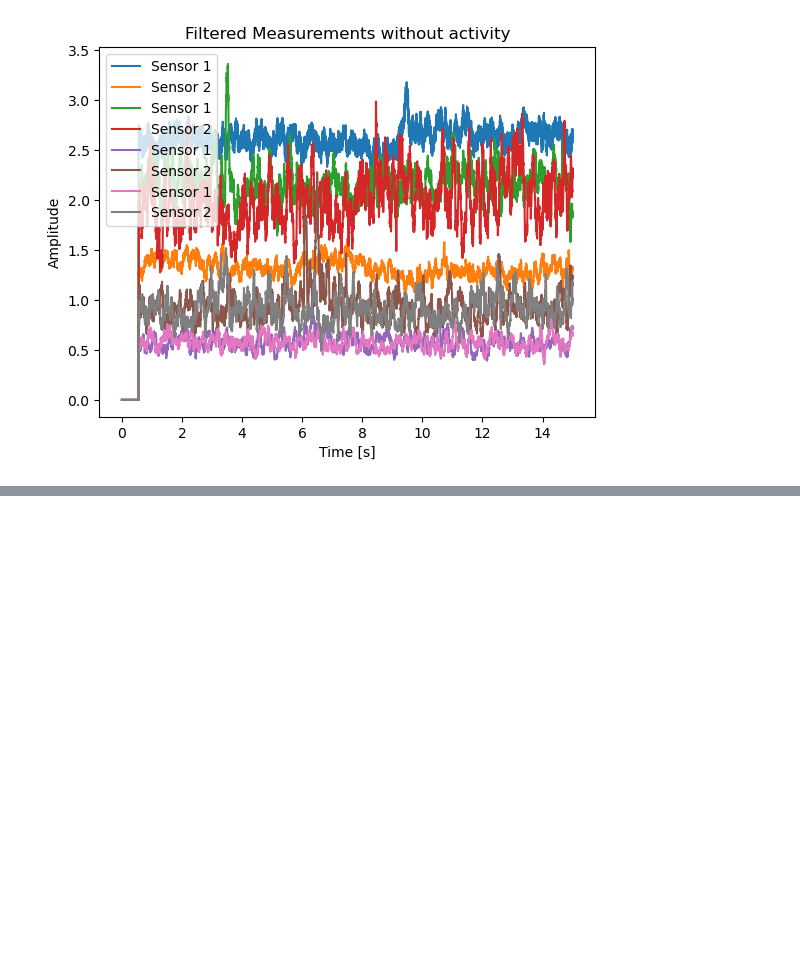
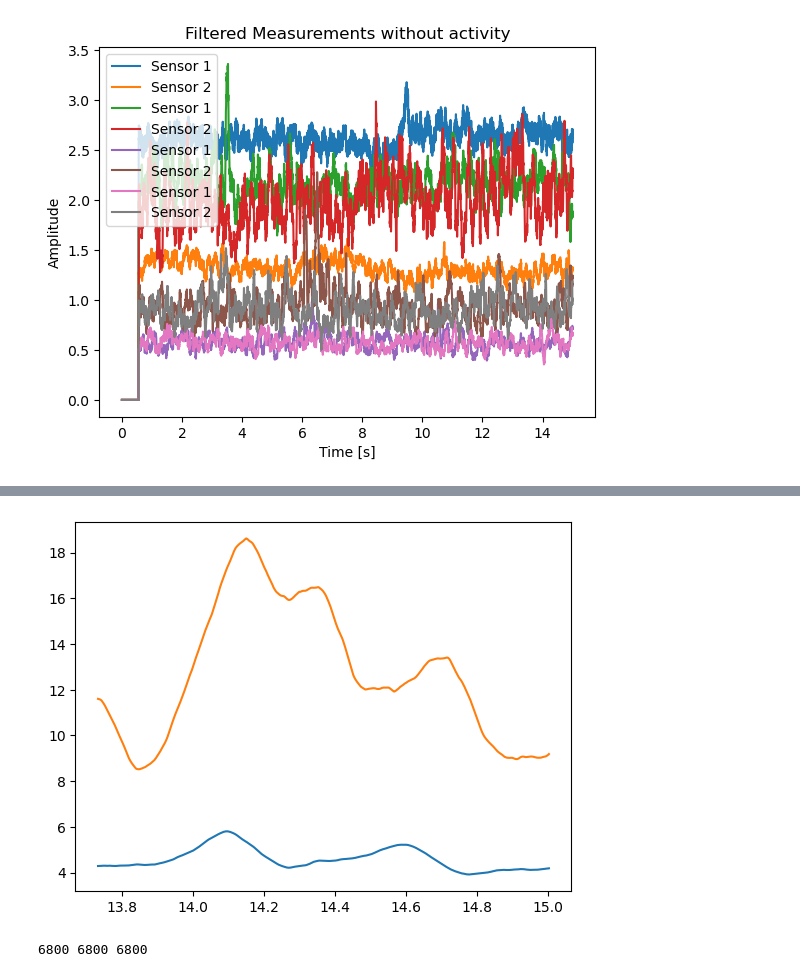
Before and after one commit to carl0801/ElbowExo, a Jupyter notebook: Shimmer3/FilterAndDisplay.ipynb, the cells around one changed output, grey strips where cells are left out. Drawn from its saved outputs; the diff is of its cells as text; code cells hidden in the pictures; blank space fills up the shorter version.

```diff
--- a/Shimmer3/FilterAndDisplay.ipynb
+++ b/Shimmer3/FilterAndDisplay.ipynb
@@ -147,0 +196,75 @@ plt.show()
+# %%
+for filename in os.listdir(folder_path):
+    if filename == "BevægelseVertikaltFlexEx.npz":
+        data = np.load(os.path.join(folder_path, filename))
+
+# Plot the sensors from data
+data = data['data']
+cutoff = 0
+timestamp = data[cutoff:, 0]
+sensor1 = filter.array_run(data[cutoff:, 1], test)
+sensor2 = filter.array_run(data[cutoff:, 2], test)
+up = data[cutoff:, 3]
+down = data[cutoff:, 4]
+
+# Plot the rolling variance of the sensor measurements for both sensors
+features_Flex = []
+features_Ex = []
+rolling_var_sensor1 = pd.Series(sensor1).rolling(window=window_size).var()
+rolling_var_sensor2 = pd.Series(sensor2).rolling(window=window_size).var()
+rolling_mean_sensor1 = pd.Series(sensor1).rolling(window=window_size).mean()
+rolling_mean_sensor2 = pd.Series(sensor2).rolling(window=window_size).mean()
+
+
+
+plt.plot(timestamp[9000:], rolling_mean_sensor1[9000:], label='Sensor 1 Rolling Variance')
+plt.plot(timestamp[9000:], rolling_mean_sensor2[9000:], label='Sensor 2 Rolling Variance')
+
+rolling_var_sensor1_Ex = rolling_var_sensor1[9000:]
+rolling_var_sensor2_Ex = rolling_var_sensor2[9000:]
+rolling_mean_sensor1_Ex = rolling_mean_sensor1[9000:]
+rolling_mean_sensor2_Ex = rolling_mean_sensor2[9000:]
+mean_var_sensor1_Ex = np.mean(rolling_var_sensor1_Ex)
+mean_var_sensor2_Ex = np.mean(rolling_var_sensor2_Ex)
+mean_mean_sensor1_Ex = np.mean(rolling_mean_sensor1_Ex)
+mean_mean_sensor2_Ex = np.mean(rolling_mean_sensor2_Ex)
+diff_var_Ex = mean_var_sensor1_Ex - mean_var_sensor2_Ex
+diff_mean_Ex = mean_mean_sensor1_Ex - mean_mean_sensor2_Ex
+features_Ex.append([mean_var_sensor1_Ex, mean_var_sensor2_Ex, mean_mean_sensor1_Ex, mean_mean_sensor2_Ex, diff_var_Ex, diff_mean_Ex])
+
+
+
+
+
+# Color the background based on the diff condition
+plt.show()
+rolling_var_sensor1 = rolling_var_sensor1[800:7600]
+rolling_var_sensor2 = rolling_var_sensor2[800:7600]
+rolling_mean_sensor1 = rolling_mean_sensor1[800:7600]
+rolling_mean_sensor2 = rolling_mean_sensor2[800:7600]
+
+timestamp = timestamp[800:7600]
+print(len(rolling_var_sensor1), len(rolling_var_sensor2), len(timestamp))
+
+
+
+mean_var_sensor1 = np.mean(rolling_var_sensor1)
+mean_var_sensor2 = np.mean(rolling_var_sensor2)
+mean_mean_sensor1 = np.mean(rolling_mean_sensor1)
+mean_mean_sensor2 = np.mean(rolling_mean_sensor2)
+diff_var = mean_var_sensor1 - mean_var_sensor2
+diff_mean = mean_mean_sensor1 - mean_mean_sensor2
+features_Flex.append([mean_var_sensor1, mean_var_sensor2, mean_mean_sensor1, mean_mean_sensor2, diff_var, diff_mean])
+
+# loop through the rolling var and mean and append the features for each 100 samples
+for i in range(0, len(rolling_var_sensor1), 100):
+    mean_var_sensor1 = np.mean(rolling_var_sensor1[i:i+100])
+    mean_var_sensor2 = np.mean(rolling_var_sensor2[i:i+100])
+    mean_mean_sensor1 = np.mean(rolling_mean_sensor1[i:i+100])
+    mean_mean_sensor2 = np.mean(rolling_mean_sensor2[i:i+100])
+    diff_var = mean_var_sensor1 - mean_var_sensor2
+    diff_mean = mean_mean_sensor1 - mean_mean_sensor2
+    features_Flex.append([mean_var_sensor1, mean_var_sensor2, mean_mean_sensor1, mean_mean_sensor2, diff_var, diff_mean])
+# %% [output]
+[figure, added]
+6800 6800 6800
```
Also changed, not shown: parts of 5 cells of this notebook, 5 other files.
